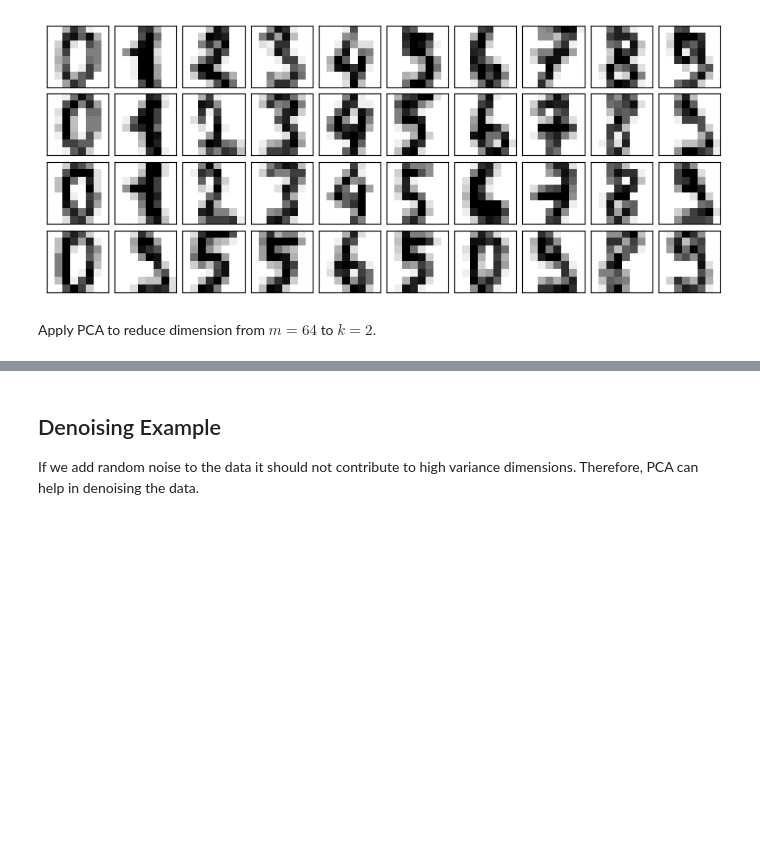
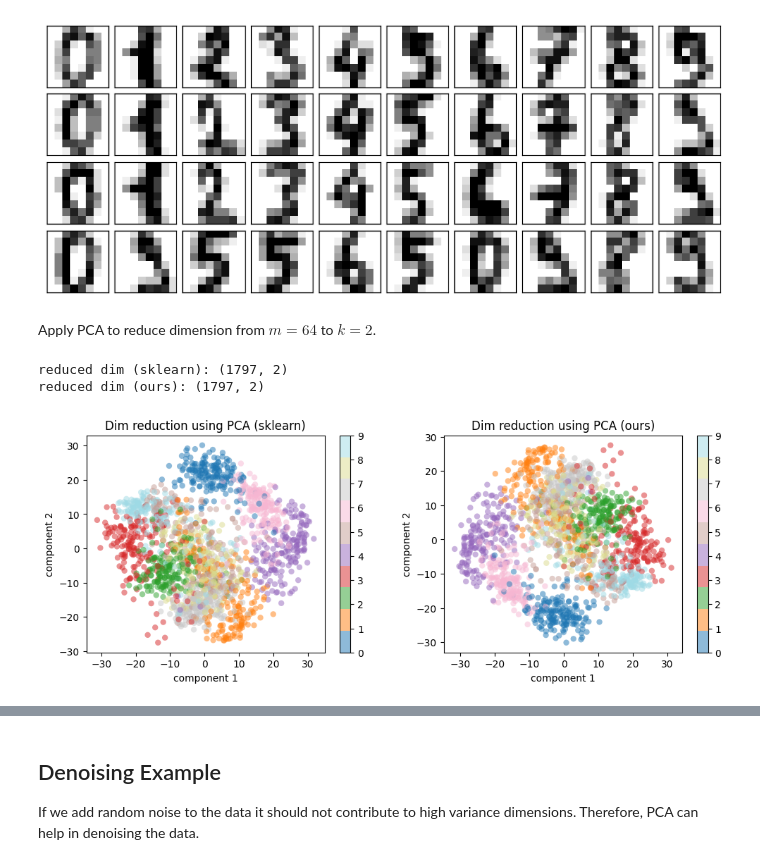
Before and after one commit to SeivenBell/SYDE_552, a Jupyter notebook: Tutorials/tutorial3_pca/PCA.ipynb, the cells around one changed output, grey strips where cells are left out. Cells and saved outputs as stored; diff of their text form; code cells hidden in the pictures; blank space fills up the shorter version.

```diff
--- a/Tutorials/tutorial3_pca/PCA.ipynb
+++ b/Tutorials/tutorial3_pca/PCA.ipynb
@@ -285,6 +288,24 @@ def pca_svd(X, k):
     # PCk = ...
 
     return Xk, PCk
+# %%
+def pca_svd(X, k):
+    # Data matrix X
+    n, m = X.shape
+    Xc = X - X.mean(axis=0)  # center data
+
+    # Compute SVD (use np.linalg.svd)
+    U, Sigma, Vt = np.linalg.svd(Xc, full_matrices=False)
+
+    # print('U shape', U.shape)
+    # print('Sigma', Sigma)
+    # print('Vt \n', Vt)
+
+    # Get Xk and PCk from SVD components
+    Xk = np.dot(U, np.diag(Sigma))[:, : min(k, m)]
+    PCk = Vt.T[:, : min(k, m)]
+
+    return Xk, PCk
 # %%
 # apply our PCA implementation using svd on the fake data
 Xk_svd, PCk_svd = pca_svd(data, k=1)
@@ -346,44 +380,58 @@ Apply PCA to reduce dimension from $m=64$ to $k=2$.
 # %%
 from sklearn.decomposition import PCA
 
 # project from 64 to 2 dimensions using PCA
 k = 2
 
 # using sklearn's implementation
 pca = PCA(k)
 projected_sklearn = pca.fit_transform(digits.data)
-print('reduced dim (sklearn):', projected_sklearn.shape)
+print("reduced dim (sklearn):", projected_sklearn.shape)
 
 # using our implementation
-projected_ours, pc_ours = pca_svd(digits.data, 2) #using SVD
-#projected_ours, pc_ours = pca_eigendecomp(digits.data, 2) #using eigendecomp
-print('reduced dim (ours):',projected_ours.shape)
+projected_ours, pc_ours = pca_svd(digits.data, 2)  # using SVD
+# projected_ours, pc_ours = pca_eigendecomp(digits.data, 2) #using eigendecomp
+print("reduced dim (ours):", projected_ours.shape)
 
 
-#-----------------------------------------------------------------------------
+# -----------------------------------------------------------------------------
 # plot
-plt.figure(2,figsize = (12,4))
+plt.figure(2, figsize=(12, 4))
 
 ax = plt.subplot(121)
-plt.scatter(projected_sklearn[:, 0], projected_sklearn[:, 1],
-            c=digits.target, edgecolor='none', alpha=0.5,
-            cmap=plt.cm.get_cmap('tab20', 10))
-plt.xlabel('component 1')
-plt.ylabel('component 2')
-plt.title('Dim reduction using PCA (sklearn)')
+plt.scatter(
+    projected_sklearn[:, 0],
+    projected_sklearn[:, 1],
+    c=digits.target,
+    edgecolor="none",
+    alpha=0.5,
+    cmap=plt.cm.get_cmap("tab20", 10),
+)
+plt.xlabel("component 1")
+plt.ylabel("component 2")
+plt.title("Dim reduction using PCA (sklearn)")
 plt.colorbar()
 
 ax = plt.subplot(122)
-plt.scatter(projected_ours[:, 0], projected_ours[:, 1],
-            c=digits.target, edgecolor='none', alpha=0.5,
-            cmap=plt.cm.get_cmap('tab20', 10))
-plt.xlabel('component 1')
-plt.ylabel('component 2')
-plt.title('Dim reduction using PCA (ours)')
+plt.scatter(
+    projected_ours[:, 0],
+    projected_ours[:, 1],
+    c=digits.target,
+    edgecolor="none",
+    alpha=0.5,
+    cmap=plt.cm.get_cmap("tab20", 10),
+)
+plt.xlabel("component 1")
+plt.ylabel("component 2")
+plt.title("Dim reduction using PCA (ours)")
 plt.colorbar()
 
 
 plt.show()
+# %% [output]
+reduced dim (sklearn): (1797, 2)
+reduced dim (ours): (1797, 2)
+[figure, added]
 # %%
 # flip signs for our implementation and plot again
 
```
Also changed, not shown: parts of 7 cells of this notebook.
